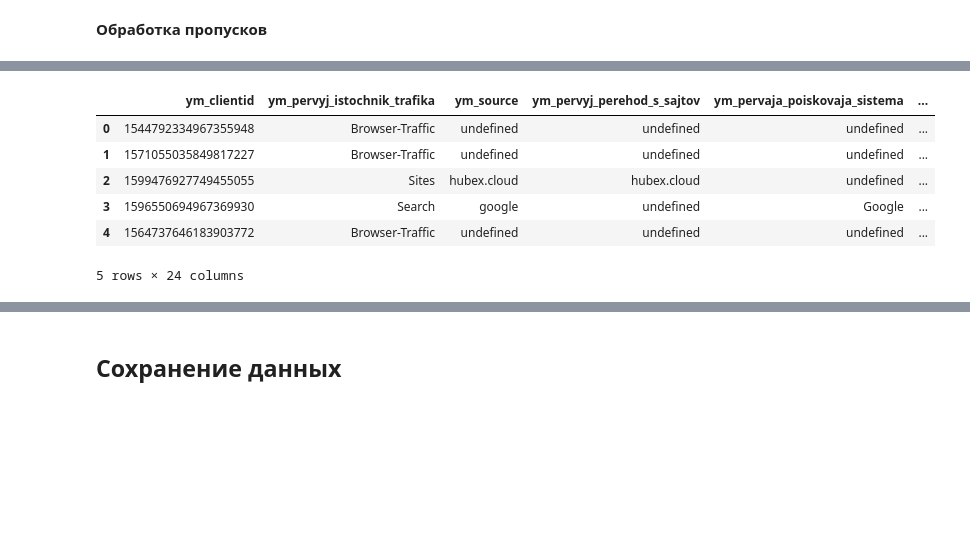
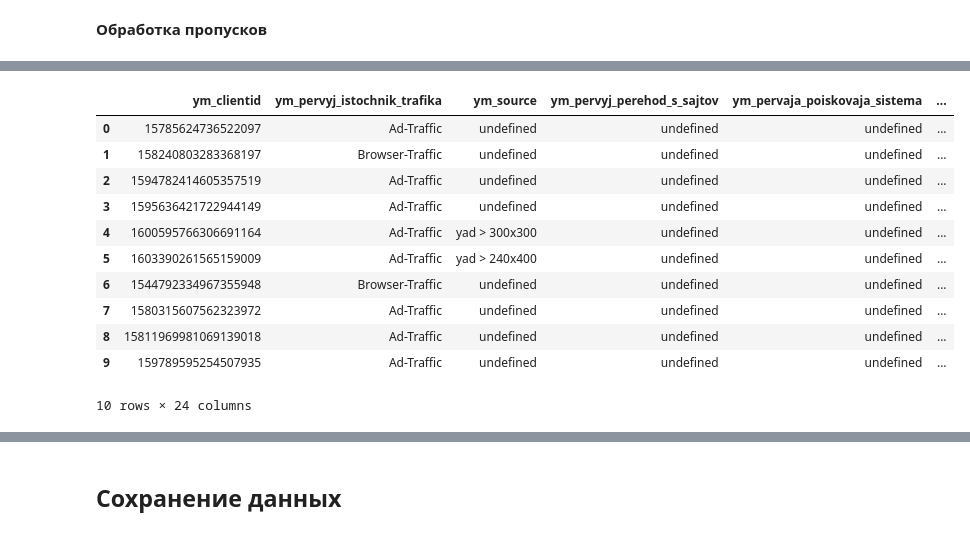
Before and after one commit to chegevarae/inhub, a Jupyter notebook: notebooks/etl_metrika.ipynb, the cells around one changed output, grey strips where cells are left out. Saved outputs shown, nothing was run; the diff lists cells and outputs as text; code cells hidden in the pictures; blank space fills up the shorter version.

```diff
--- a/notebooks/etl_metrika.ipynb
+++ b/notebooks/etl_metrika.ipynb
@@ -65,7 +107,7 @@ df.shape
 # %%
 # Удаление ненужных данных
 columns = ['Посетители']
-df = fn.drop_col(df, columns)
+df = dp.drop_col(df, columns)
 
 # Сегментация пользователей
 df.loc[df['Дата визита'].isnull(), 'Дата визита'] = 'undefined'
@@ -81,7 +123,7 @@ df.head(2)
 2 rows × 22 columns
 # %%
 # Переименование столбцов
-df.columns = fn.get_translite(df.columns, 'ym_')
+df.columns = dp.get_translite(df.columns, 'ym_')
 df.columns
 # %% [output]
 Index(['ym_clientid', 'ym_pervyj_istochnik_trafika',
@@ -162,7 +204,7 @@ df.loc[df['ym_mobilnost'] == 1.0, 'ym_mobilnost'] = 1
 df.loc[df['ym_mobilnost'] == 0.0, 'ym_mobilnost'] = 0
 # %%
 # Приведение типов
-df = fn.astype_col(df, ['ym_vizity'], coltype='uint8')
+df = dp.astype_col(df, ['ym_vizity'], coltype='uint8')
 # %%
 df.info()
 # %% [output]
@@ -255,7 +296,7 @@ fn.get_idx_col(df.columns)
 [0, 1, 2, 3, 4, 5, 6, 7, 8, 9, 10, 11, 12, 13, 14, 15, 16, 17, 18, 19, 20, 21, 22, 23]
 # %%
 # Новый порядок столбцов
-new_order = [0, 1, 23, 2, 3, 4, 5, 6, 22, 16, 17, 7, 8, 9, 10, 11, 12, 13, 14, 15, 18, 19, 20, 21]
+new_order = [0, 1, 23, 2, 3, 4, 5, 17, 6, 22, 16, 7, 8, 9, 10, 11, 12, 13, 14, 15, 18, 19, 20, 21]
 df = df[df.columns[new_order]]
 # %%
 df.columns
@@ -285,15 +327,20 @@ df.loc[df['ym_pervaja_poiskovaja_sistema'].isnull(), 'ym_pervaja_poiskovaja_sist
 df.loc[df['ym_utm_source'].isnull(), 'ym_utm_source'] = 'undefined'
 df.loc[df['ym_utm_content'].isnull(), 'ym_utm_content'] = 'undefined'
 # %%
-df.head(5)
+df.head(10)
 # %% [output]
 |  | ym_clientid | ym_pervyj_istochnik_trafika | ym_source | ym_pervyj_perehod_s_sajtov | ym_pervaja_poiskovaja_sistema | ... |
-| 0 | 1544792334967355948 | Browser-Traffic | undefined | undefined | undefined | ... |
-| 1 | 1571055035849817227 | Browser-Traffic | undefined | undefined | undefined | ... |
-| 2 | 1599476927749455055 | Sites | hubex.cloud | hubex.cloud | undefined | ... |
-| 3 | 1596550694967369930 | Search | google | undefined | Google | ... |
-| 4 | 1564737646183903772 | Browser-Traffic | undefined | undefined | undefined | ... |
+| 0 | 15785624736522097 | Ad-Traffic | undefined | undefined | undefined | ... |
+| 1 | 158240803283368197 | Browser-Traffic | undefined | undefined | undefined | ... |
+| 2 | 1594782414605357519 | Ad-Traffic | undefined | undefined | undefined | ... |
+| 3 | 1595636421722944149 | Ad-Traffic | undefined | undefined | undefined | ... |
+| 4 | 1600595766306691164 | Ad-Traffic | yad > 300x300 | undefined | undefined | ... |
+| 5 | 1603390261565159009 | Ad-Traffic | yad > 240x400 | undefined | undefined | ... |
+| 6 | 1544792334967355948 | Browser-Traffic | undefined | undefined | undefined | ... |
+| 7 | 1580315607562323972 | Ad-Traffic | undefined | undefined | undefined | ... |
+| 8 | 15811969981069139018 | Ad-Traffic | undefined | undefined | undefined | ... |
+| 9 | 159789595254507935 | Ad-Traffic | undefined | undefined | undefined | ... |
-5 rows × 24 columns
+10 rows × 24 columns
 # %%
 df.describe()
 # %% [output]
```
Also changed, not shown: parts of 23 cells of this notebook, 16 other files.
